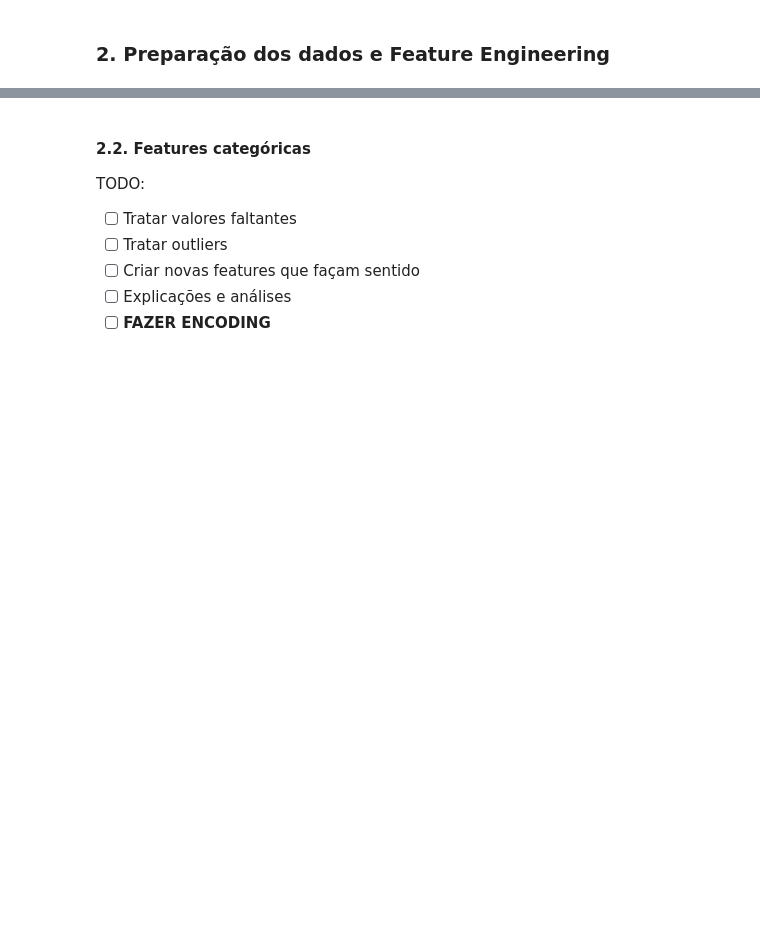
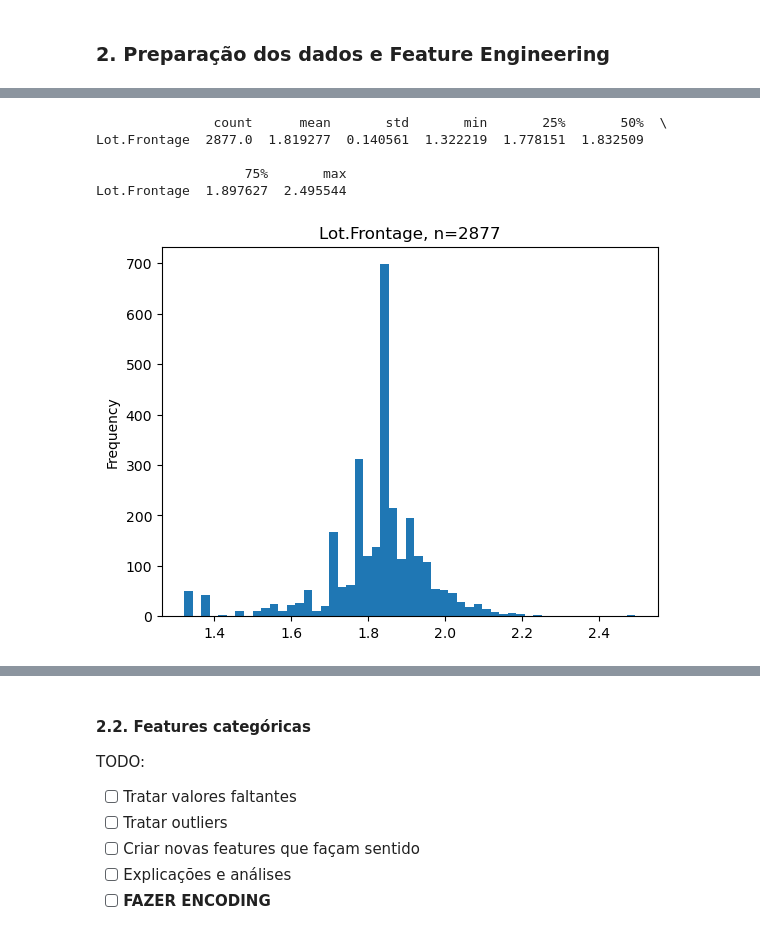
Before and after one commit to ArthurCisotto/Projeto1_MachineLearning_23.2, a Jupyter notebook: notebooks/04_projeto.ipynb, the cells around one changed output, grey strips where cells are left out. Cells and saved outputs as stored; diff of their text form; code cells hidden in the pictures; blank space fills up the shorter version.

```diff
--- a/notebooks/04_projeto.ipynb
+++ b/notebooks/04_projeto.ipynb
@@ -54,0 +95,10 @@ TODO:
+# %%
+model_data['Lot.Frontage'] = model_data['Lot.Frontage'].apply(np.log10)
+plot_numericals(model_data, ['Lot.Frontage'])
+# %% [output]
+               count      mean       std       min       25%       50%  \
+Lot.Frontage  2877.0  1.819277  0.140561  1.322219  1.778151  1.832509
+
+                   75%       max
+Lot.Frontage  1.897627  2.495544
+[figure, added]
```
Also changed, not shown: parts of 31 cells of this notebook.
